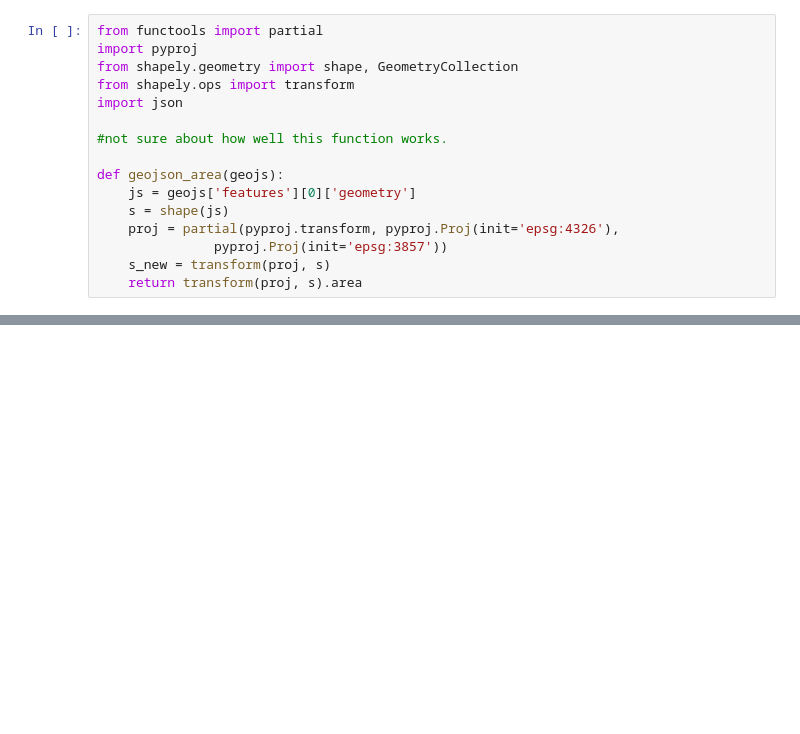
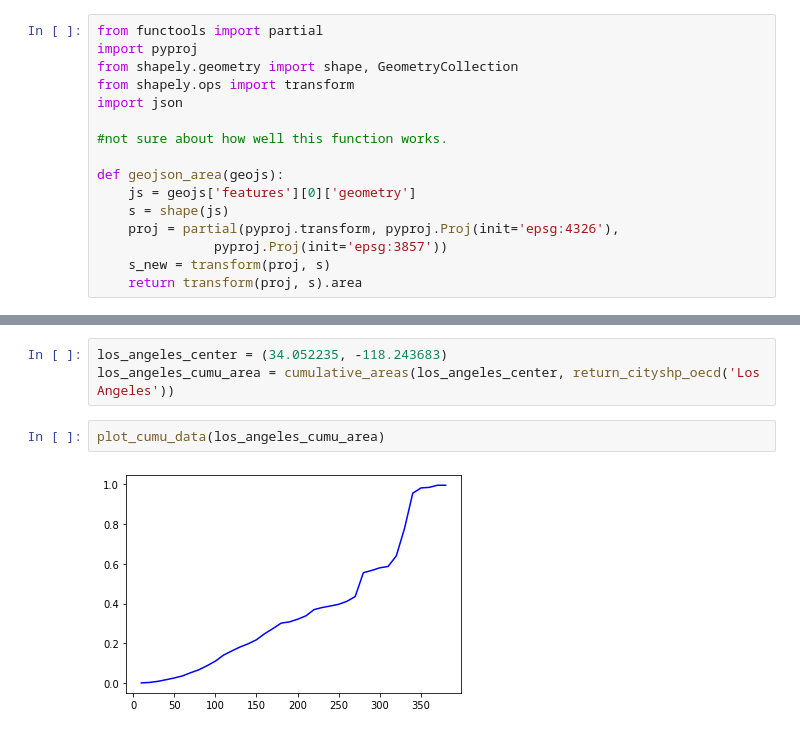
Before and after one commit to mansueto-institute/urban-isolines, a Jupyter notebook: City Dileniations.ipynb, the cells around one changed output, grey strips where cells are left out. Cells and saved outputs as stored; diff of their text form; blank space fills up the shorter version.

```diff
--- a/City Dileniations.ipynb
+++ b/City Dileniations.ipynb
@@ -125,0 +293,7 @@ geojson_area(locsabad)
+# %%
+los_angeles_center = (34.052235, -118.243683)
+los_angeles_cumu_area = cumulative_areas(los_angeles_center, return_cityshp_oecd('Los Angeles'))
+# %%
+plot_cumu_data(los_angeles_cumu_area)
+# %% [output]
+[figure, added]
```
Also changed, not shown: parts of 61 cells of this notebook.
